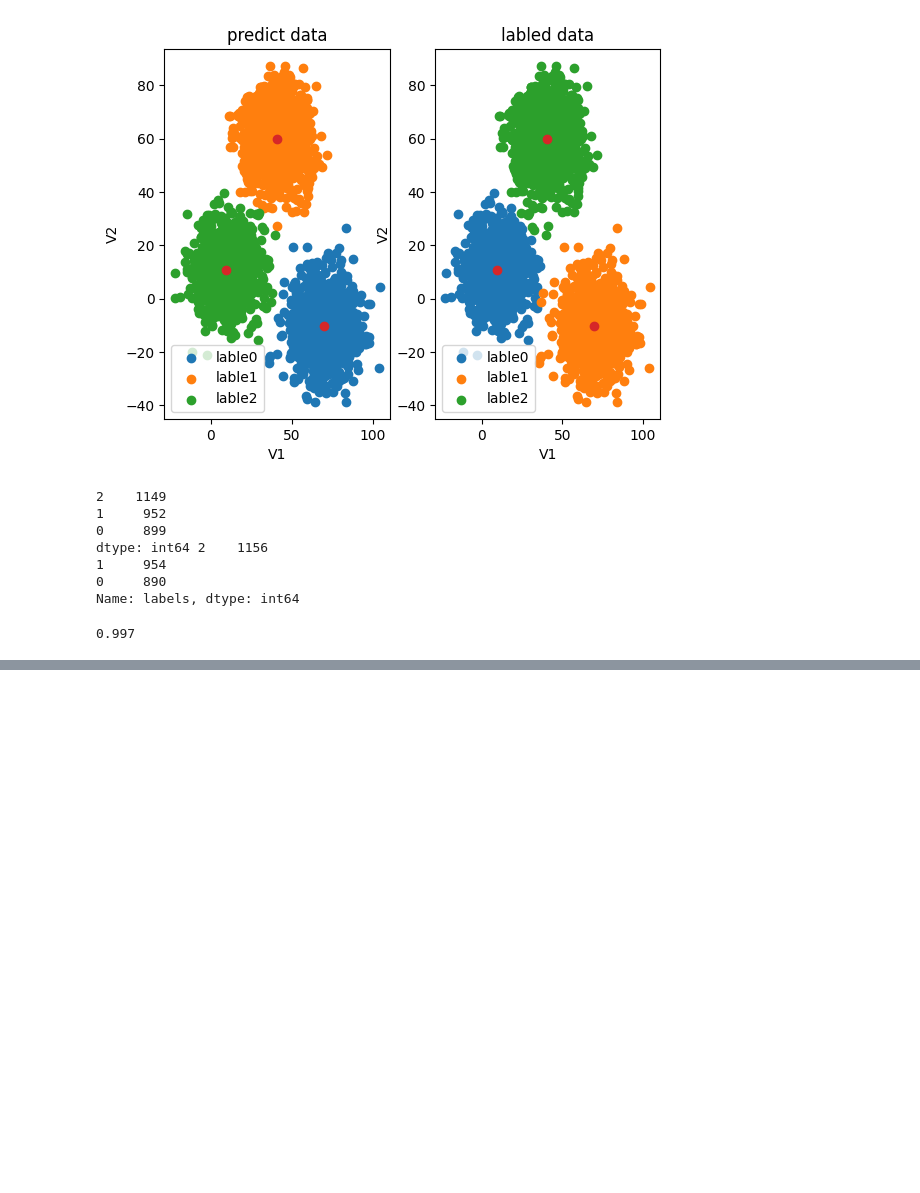
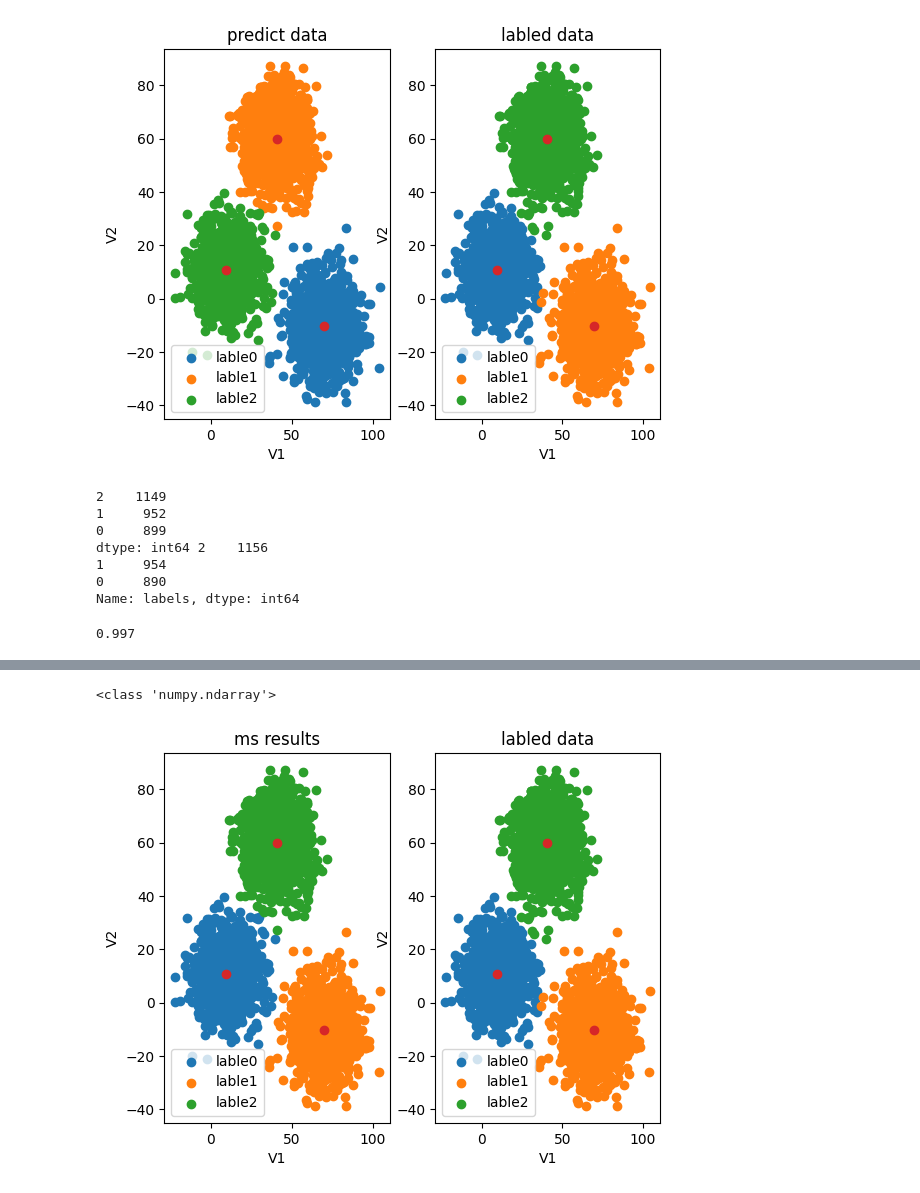
Before and after one commit to fbozhang/python, a Jupyter notebook: jupyter/KMeans.ipynb, the cells around one changed output, grey strips where cells are left out. Cells and saved outputs as stored; diff of their text form; code cells hidden in the pictures; blank space fills up the shorter version.

```diff
--- a/jupyter/KMeans.ipynb
+++ b/jupyter/KMeans.ipynb
@@ -225,0 +318,11 @@ plt.show()
+# %%
+#correct the results
+y_corrected_ms = []
+for i in y_predict_ms:
+    if i==0:
+        y_corrected_ms.append(2)
+    elif i==1:
+        y_corrected_ms.append(1)
+    else:
+        y_corrected_ms.append(0)
+print(pd.value_counts(y_corrected_ms),pd.value_counts(y))
@@ -225,0 +337,31 @@ plt.show()
+# %%
+#convert the results to numpy array
+y_corrected_ms = np.array(y_corrected_ms) #轉換為數組不然後面[y_corrected==0]會報錯
+print(type(y_corrected))
+# %% [output]
+<class 'numpy.ndarray'>
+# %%
+fig8 = plt.subplot(121)
+lable0 = plt.scatter(X.loc[:,'V1'][y_corrected_ms==0],X.loc[:,'V2'][y_corrected_ms==0])
+lable1 = plt.scatter(X.loc[:,'V1'][y_corrected_ms==1],X.loc[:,'V2'][y_corrected_ms==1])
+lable2 = plt.scatter(X.loc[:,'V1'][y_corrected_ms==2],X.loc[:,'V2'][y_corrected_ms==2])
+
+plt.title('ms results')
+plt.xlabel('V1')
+plt.ylabel('V2')
+plt.legend((lable0,lable1,lable2),('lable0','lable1','lable2'))
+plt.scatter(centers[:,0],centers[:,1])
+
+fig9 = plt.subplot(122)
+lable0 = plt.scatter(X.loc[:,'V1'][y==0],X.loc[:,'V2'][y==0])
+lable1 = plt.scatter(X.loc[:,'V1'][y==1],X.loc[:,'V2'][y==1])
+lable2 = plt.scatter(X.loc[:,'V1'][y==2],X.loc[:,'V2'][y==2])
+
+plt.title('labled data')
+plt.xlabel('V1')
+plt.ylabel('V2')
+plt.legend((lable0,lable1,lable2),('lable0','lable1','lable2'))
+plt.scatter(centers[:,0],centers[:,1])
+plt.show()
+# %% [output]
+[figure, added]
```
Also changed, not shown: parts of 10 cells of this notebook.
